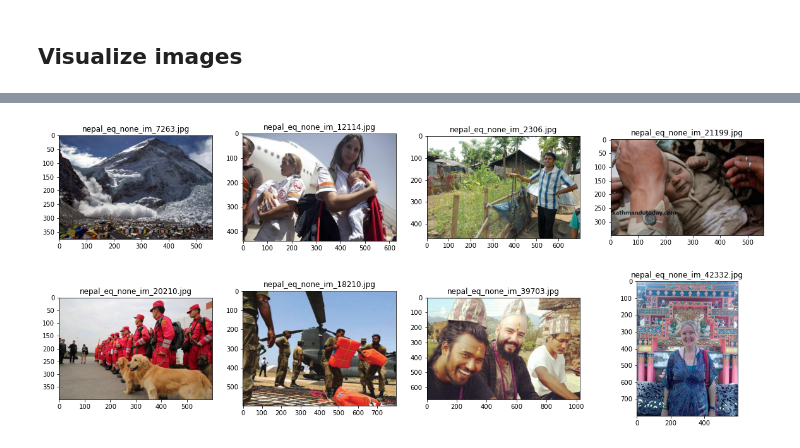
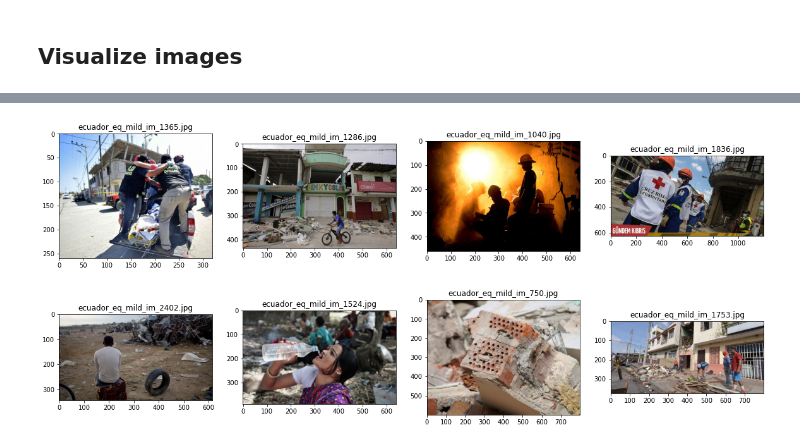
Before and after one commit to mayerantoine/disaster-damage-assessment-ml, a Jupyter notebook: notebooks/01-Datasets for Damage Assessment.ipynb, the cells around one changed output, grey strips where cells are left out. Drawn from its saved outputs; the diff is of its cells as text; code cells hidden in the pictures.

```diff
--- a/notebooks/01-Datasets for Damage Assessment.ipynb
+++ b/notebooks/01-Datasets for Damage Assessment.ipynb
@@ -176,7 +176,7 @@ _visualize_event_images()
 # %%
-_visualize_event_images(event='nepal_eq',class_name='none')
+_visualize_event_images(event='ecuador_eq',class_name='mild')
 # %% [output]
-[figure, old version]
+[figure, new version]
 # %%
 _visualize_event_images(event='matthew_hurricane',class_name='mild')
 # %% [output]
```
Also changed, not shown: parts of 3 cells of this notebook, 16 other files.
